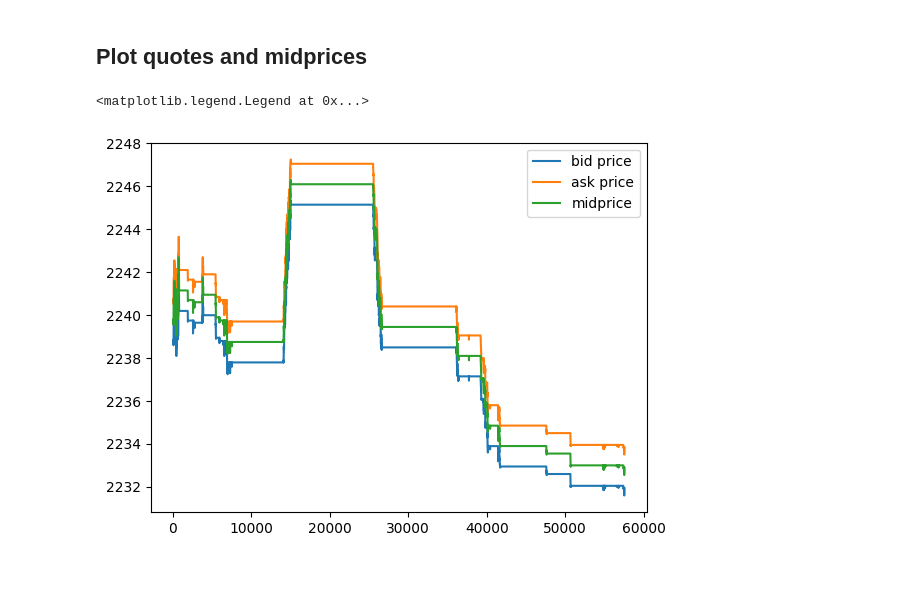
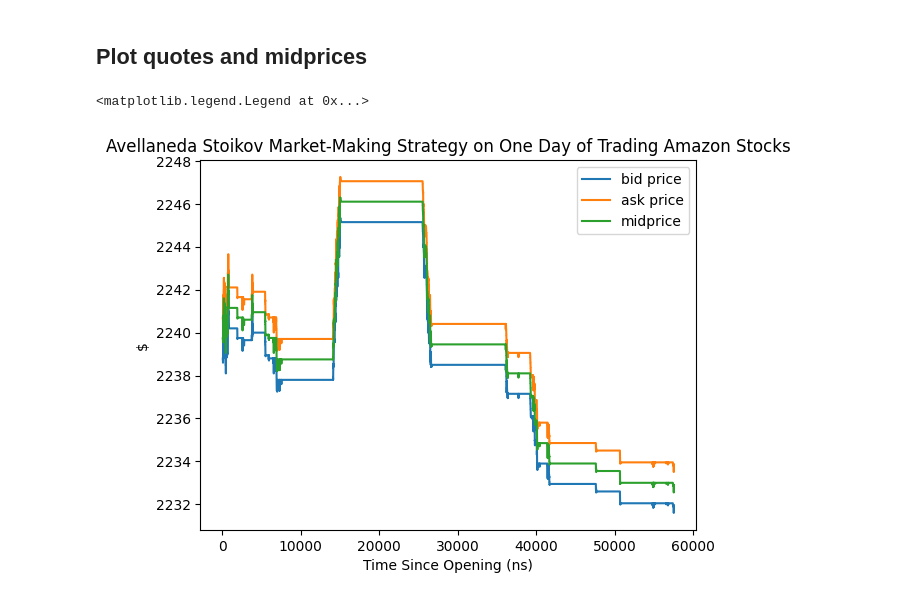
Before and after one commit to lmalmud/LOB-market-making-sim, a Jupyter notebook: lob-market-making-sim/notebooks/20_AS_baseline.ipynb, the cells around one changed output. Cells and saved outputs as stored; diff of their text form; code cells hidden in the pictures; blank space fills up the shorter version.

```diff
--- a/lob-market-making-sim/notebooks/20_AS_baseline.ipynb
+++ b/lob-market-making-sim/notebooks/20_AS_baseline.ipynb
@@ -38,17 +38,19 @@ inventory: 316274
 # %%
 import matplotlib.pyplot as plt
 
 # Drop the first 100 lines of data, as prices rise from 0
 quote_df = pd.DataFrame(quote_log, columns=["timestamp", "bid", "ask", "midprice", "inventory"])[100:]
 bid = quote_df["bid"]
 ask = quote_df["ask"]
 mid = quote_df["midprice"]
 
 plt.plot(bid, label="bid price")
 plt.plot(ask, label="ask price")
 plt.plot(mid, label="midprice")
+plt.xlabel("Time Since Opening (ns)")
+plt.ylabel("$")
 plt.title("Avellaneda Stoikov Market-Making Strategy on One Day of Trading Amazon Stocks")
 plt.legend()
 # %% [output]
 <matplotlib.legend.Legend at 0x...>
-[figure, old version]
+[figure, new version]
```
Also changed, not shown: 3 other files.
